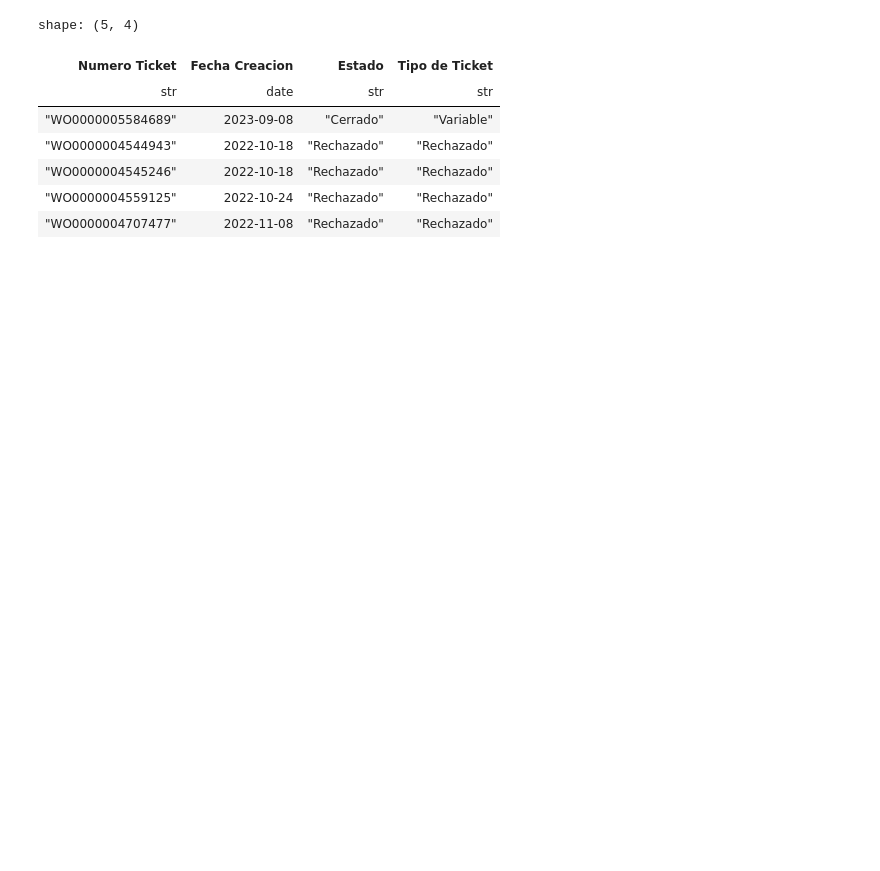
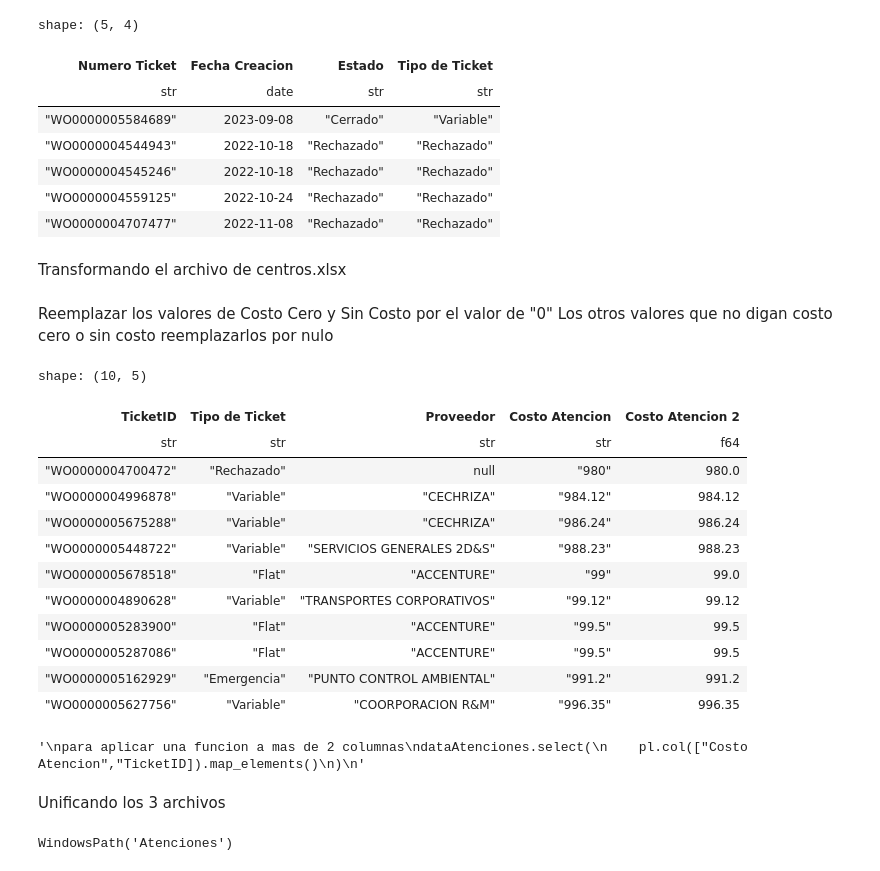
Before and after one commit to RafaelMerma/Python-For-ETL-E1, a Jupyter notebook: Proceso ETL.ipynb, the cells around one changed output. Drawn from its saved outputs; the diff is of its cells as text; code cells hidden in the pictures; blank space fills up the shorter version.

```diff
--- a/Proceso ETL.ipynb
+++ b/Proceso ETL.ipynb
@@ -302,3 +302,62 @@ shape: (5, 4)
 | "WO0000004545246" | 2022-10-18 | "Rechazado" | "Rechazado" |
 | "WO0000004559125" | 2022-10-24 | "Rechazado" | "Rechazado" |
 | "WO0000004707477" | 2022-11-08 | "Rechazado" | "Rechazado" |
+# %% [markdown]
+Transformando el archivo de centros.xlsx
+# %%
+dataAtenciones = pl.read_excel(
+    source="Atenciones\Atenciones Centro.xlsx",
+    sheet_name="Hoja1",
+    engine="xlsx2csv",
+    read_csv_options={
+        "columns":["Numero Ticket","Tipo de Ticket","Proveedor","Costo Atencion"],
+        "infer_schema_length":0
+    }
+)
+# %% [markdown]
+Reemplazar los valores de Costo Cero y Sin Costo por el valor de "0"
+Los otros valores que no digan costo cero o sin costo reemplazarlos por nulo
+# %%
+dataAtenciones = dataAtenciones.select(
+    pl.col("Numero Ticket").alias("TicketID"),
+    pl.col("Tipo de Ticket"),
+    pl.col("Proveedor"),
+    pl.col("Costo Atencion").str.strip_chars()
+    .str.to_uppercase()
+    .str.replace_many(["COSTO CERO","PENDIENTE"],"0")
+).sort(by="Costo Atencion")
+# %%
+def texto_a_decimal(valor):
+    try:
+        return round(float(valor),2)
+    except:
+        return None
+# %%
+dataAtenciones.with_columns(
+    pl.col("Costo Atencion").map_elements(texto_a_decimal).alias("Costo Atencion 2")
+).tail(10).sort("Costo Atencion")
+# %% [output]
+shape: (10, 5)
+| TicketID | Tipo de Ticket | Proveedor | Costo Atencion | Costo Atencion 2 |
+| str | str | str | str | f64 |
+| "WO0000004700472" | "Rechazado" | null | "980" | 980.0 |
+| "WO0000004996878" | "Variable" | "CECHRIZA" | "984.12" | 984.12 |
+| "WO0000005675288" | "Variable" | "CECHRIZA" | "986.24" | 986.24 |
+| "WO0000005448722" | "Variable" | "SERVICIOS GENERALES 2D&S" | "988.23" | 988.23 |
+| "WO0000005678518" | "Flat" | "ACCENTURE" | "99" | 99.0 |
+| "WO0000004890628" | "Variable" | "TRANSPORTES CORPORATIVOS" | "99.12" | 99.12 |
+| "WO0000005283900" | "Flat" | "ACCENTURE" | "99.5" | 99.5 |
+| "WO0000005287086" | "Flat" | "ACCENTURE" | "99.5" | 99.5 |
+| "WO0000005162929" | "Emergencia" | "PUNTO CONTROL AMBIENTAL" | "991.2" | 991.2 |
+| "WO0000005627756" | "Variable" | "COORPORACION R&M" | "996.35" | 996.35 |
+# %%
+"""
+para aplicar una funcion a mas de 2 columnas
+dataAtenciones.select(
+    pl.col(["Costo Atencion","TicketID]).map_elements()
+)
+"""
+# %% [output]
+'\npara aplicar una funcion a mas de 2 columnas\ndataAtenciones.select(\n    pl.col(["Costo Atencion","TicketID]).map_elements()\n)\n'
+# %% [markdown]
+Unificando los 3 archivos
@@ -304,0 +367,5 @@ shape: (5, 4)
+# %%
+rutaCarpeta = Path("Atenciones/")
+rutaCarpeta
+# %% [output]
+WindowsPath('Atenciones')
```
Also changed, not shown: parts of 6 cells of this notebook.
